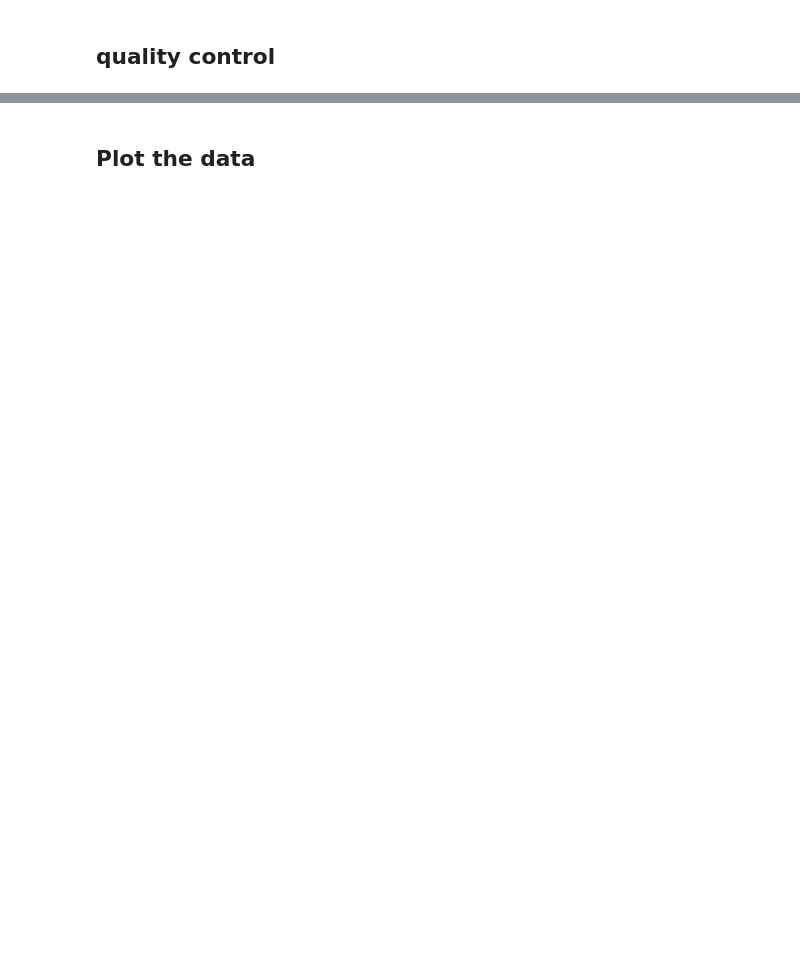
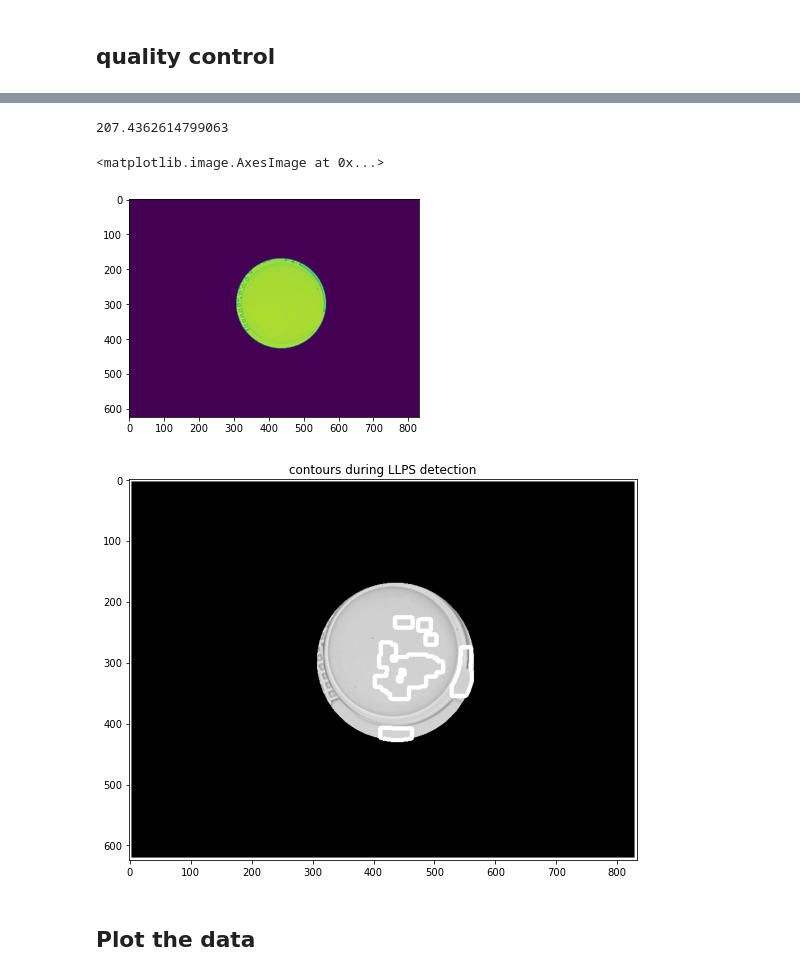
Before and after one commit to cfsb618/PyPhaseChip, a Jupyter notebook: pyphasechip.ipynb, the cells around one changed output, grey strips where cells are left out. Cells and saved outputs as stored; diff of their text form; code cells hidden in the pictures; blank space fills up the shorter version.

```diff
--- a/pyphasechip.ipynb
+++ b/pyphasechip.ipynb
@@ -101,3 +140,27 @@ well_nr = 0
+# %%
+time_idx = 0
+conc_nr = 0
+well_nr = 0
+print(np.mean(time_resolution[time_idx][conc_nr][well_nr]['gray'].copy()))
+
+plt.imshow(time_resolution[0][conc_nr][well_nr]['masked image'])
+
+##########################################################################################################
+time_idx = 0
+conc_nr = 0
+well_nr = 0
+contour_img2 = cv2.drawContours(time_resolution[5][conc_nr][well_nr]['masked image'], time_resolution[time_idx][conc_nr][well_nr]['contours'], -1, (255, 165, 0), 5)
+plt.subplots(figsize=(20, 20))
+plt.subplot(121)
+plt.title('contours during LLPS detection')
+plt.imshow(contour_img2, cmap='gray')
+
+##########################################################################################################
+# %% [output]
+207.4362614799063
+<matplotlib.image.AxesImage at 0x...>
+[figure, added]
+[figure, added]
 # %% [markdown]
 ## Plot the data
 # %%
```
Also changed, not shown: parts of 4 cells of this notebook, 2 other files.
